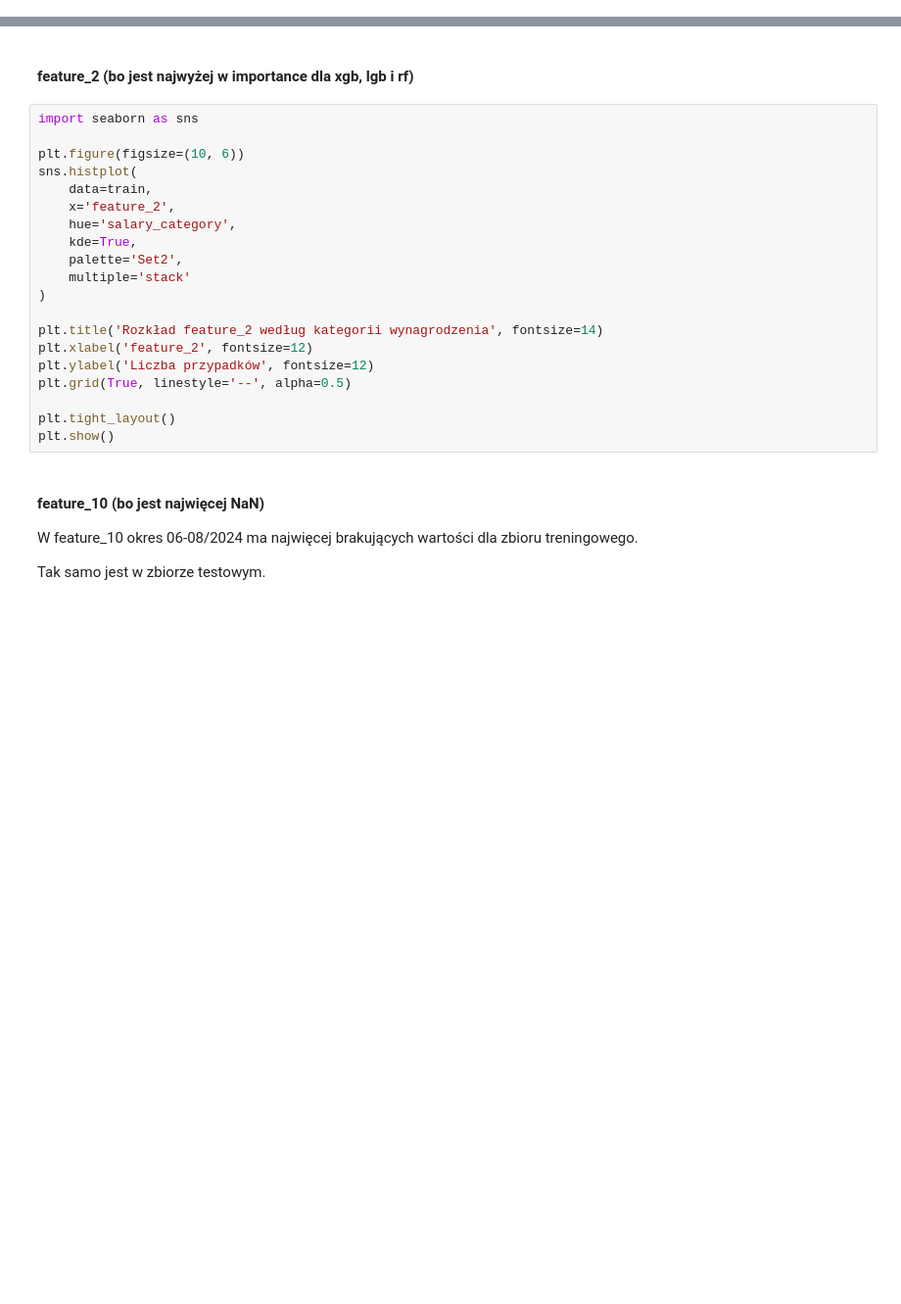
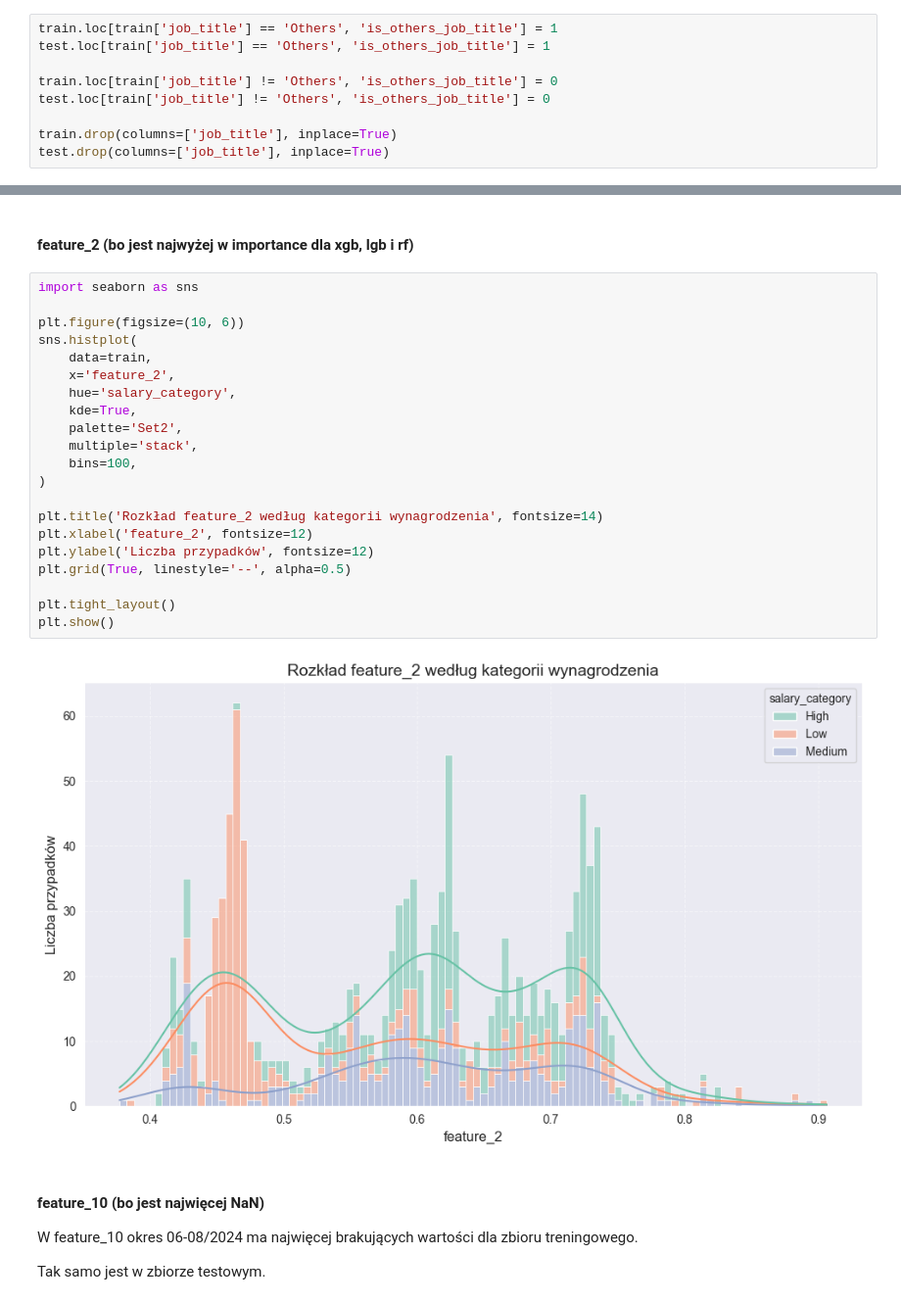
Before and after one commit to HubertKlosowski/bitgrit, a Jupyter notebook: know_data.ipynb, the cells around one changed output, grey strips where cells are left out. Shown: that part at 98% size. Saved outputs shown, nothing was run; the diff lists cells and outputs as text; blank space fills up the shorter version.

```diff
--- a/know_data.ipynb
+++ b/know_data.ipynb
@@ -219,3 +287,12 @@ test.drop(columns=['job_title'], inplace=True)
+# %%
+train.loc[train['job_title'] == 'Others', 'is_others_job_title'] = 1
+test.loc[train['job_title'] == 'Others', 'is_others_job_title'] = 1
+
+train.loc[train['job_title'] != 'Others', 'is_others_job_title'] = 0
+test.loc[train['job_title'] != 'Others', 'is_others_job_title'] = 0
+
+train.drop(columns=['job_title'], inplace=True)
+test.drop(columns=['job_title'], inplace=True)
 # %% [markdown]
 #### <center>Kolumny "feature_"</center>
 # %%
@@ -237,23 +340,26 @@ grouped_feature_1
 # %%
 import seaborn as sns
 
 plt.figure(figsize=(10, 6))
 sns.histplot(
     data=train,
     x='feature_2',
     hue='salary_category',
     kde=True,
     palette='Set2',
-    multiple='stack'
+    multiple='stack',
+    bins=100,
 )
 
 plt.title('Rozkład feature_2 według kategorii wynagrodzenia', fontsize=14)
 plt.xlabel('feature_2', fontsize=12)
 plt.ylabel('Liczba przypadków', fontsize=12)
 plt.grid(True, linestyle='--', alpha=0.5)
 
 plt.tight_layout()
 plt.show()
+# %% [output]
+[figure, added]
 # %% [markdown]
 #### feature_10 (bo jest najwięcej NaN)
 
```
Also changed, not shown: parts of 23 cells of this notebook, 2 other files.
